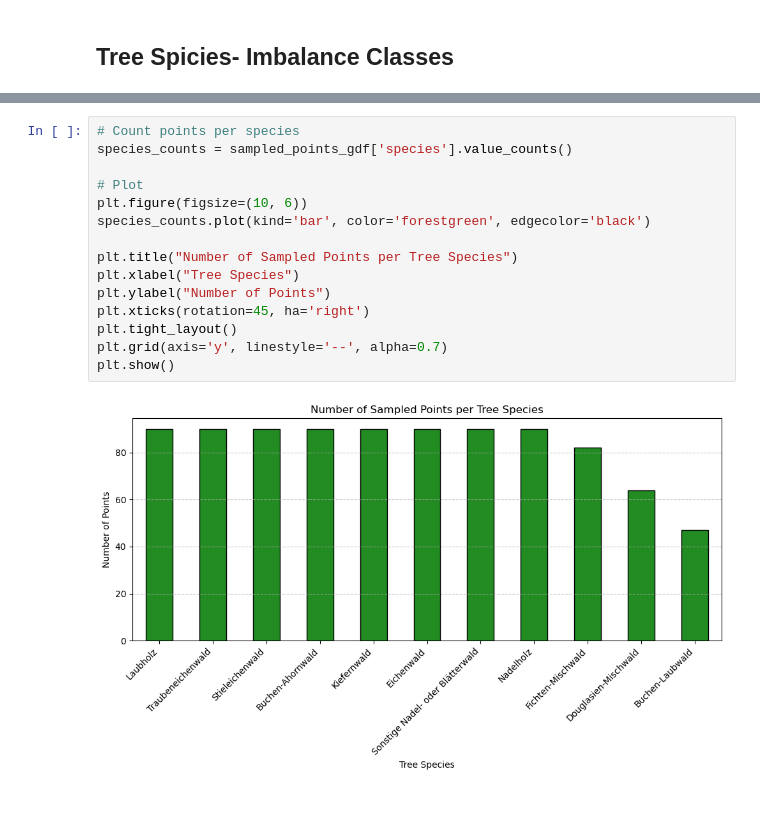
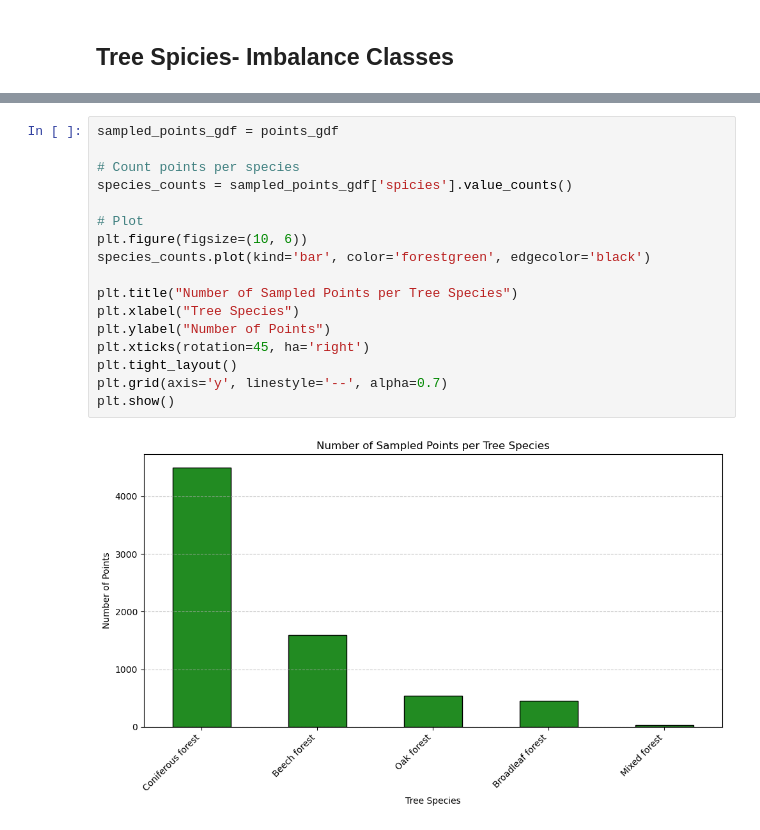
Before and after one commit to kisalchandula/Forest-monitoring-ML, a Jupyter notebook: Preprocessing/data_cleaning.ipynb, the cells around one changed output, grey strips where cells are left out. Drawn from its saved outputs; the diff is of its cells as text; blank space fills up the shorter version.

```diff
--- a/Preprocessing/data_cleaning.ipynb
+++ b/Preprocessing/data_cleaning.ipynb
@@ -211,17 +196,19 @@ plt.show()
-# %%
-# Count points per species
-species_counts = sampled_points_gdf['species'].value_counts()
-
-# Plot
-plt.figure(figsize=(10, 6))
-species_counts.plot(kind='bar', color='forestgreen', edgecolor='black')
-
-plt.title("Number of Sampled Points per Tree Species")
-plt.xlabel("Tree Species")
-plt.ylabel("Number of Points")
-plt.xticks(rotation=45, ha='right')
-plt.tight_layout()
-plt.grid(axis='y', linestyle='--', alpha=0.7)
-plt.show()
-# %% [output]
-[figure, removed]
+# %%
+sampled_points_gdf = points_gdf
+
+# Count points per species
+species_counts = sampled_points_gdf['spicies'].value_counts()
+
+# Plot
+plt.figure(figsize=(10, 6))
+species_counts.plot(kind='bar', color='forestgreen', edgecolor='black')
+
+plt.title("Number of Sampled Points per Tree Species")
+plt.xlabel("Tree Species")
+plt.ylabel("Number of Points")
+plt.xticks(rotation=45, ha='right')
+plt.tight_layout()
+plt.grid(axis='y', linestyle='--', alpha=0.7)
+plt.show()
+# %% [output]
+[figure, added]
```
Also changed, not shown: parts of 23 cells of this notebook.
